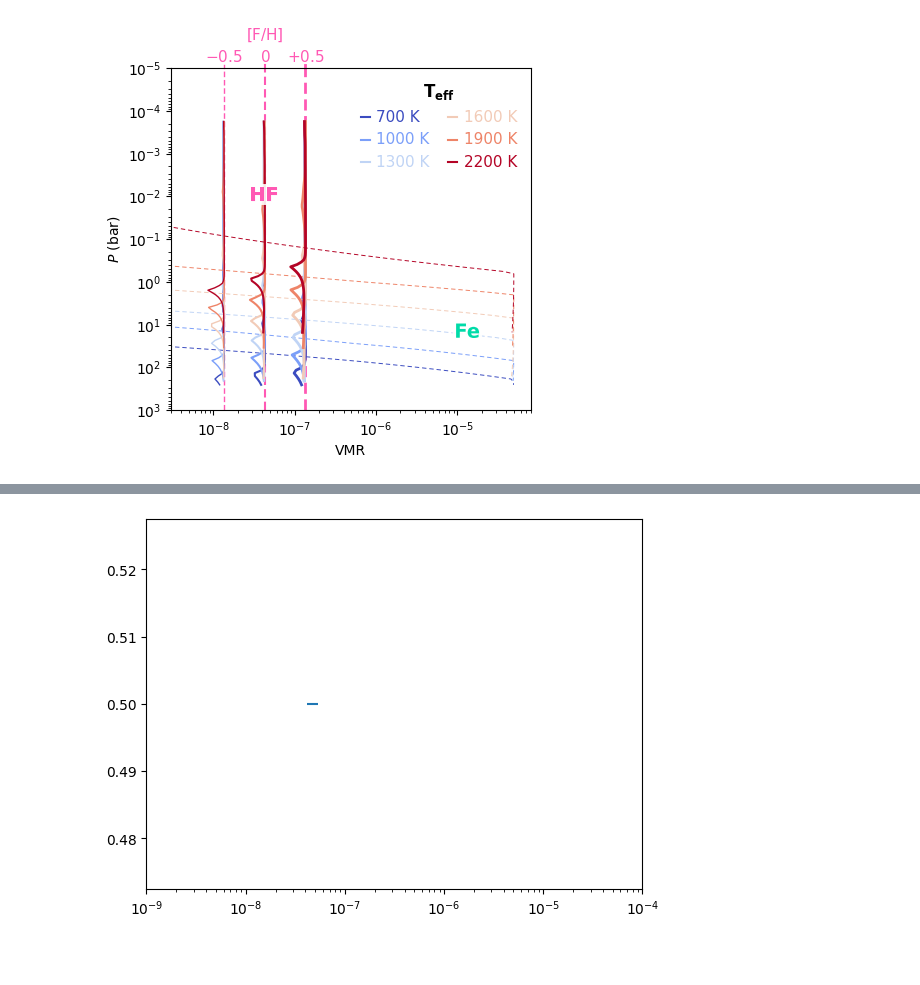
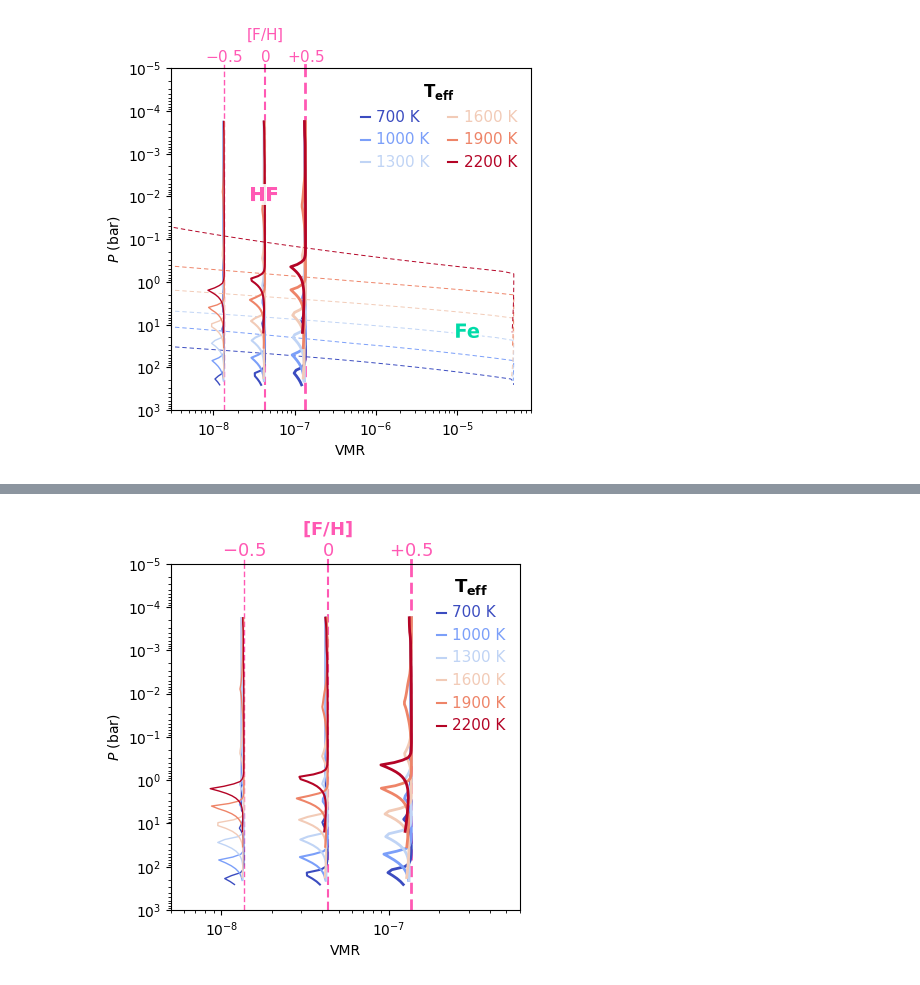
Before and after one commit to samderegt/retrieval_base, a Jupyter notebook: Luhman_16/figures/plot_HF_VMR.ipynb, the cells around one changed output, grey strips where cells are left out. Drawn from its saved outputs; the diff is of its cells as text; code cells hidden in the pictures; blank space fills up the shorter version.

```diff
--- a/Luhman_16/figures/plot_HF_VMR.ipynb
+++ b/Luhman_16/figures/plot_HF_VMR.ipynb
@@ -16,7 +15,8 @@ class FastChemistry():
 
         self.pressures = pressures
 
-        pyfc_path = os.path.dirname(pyfc.__file__)
+        # pyfc_path = os.path.dirname(pyfc.__file__)
+        pyfc_path = os.path.abspath('/net/lem/data1/regt/fastchem/')
         self.element_file   = f'{pyfc_path}/input/element_abundances/asplund_2020_extended.dat'
         self.logK_gas_file  = f'{pyfc_path}/input/logK/logK_extended.dat'
         self.logK_cond_file = f'{pyfc_path}/input/logK/logK_condensates.dat'
@@ -152,9 +152,12 @@ class FastChemistry():
 #T_eff = np.arange(700, 2400+1e-6, 100)
 T_eff = np.arange(700, 2400+1e-6, 300)
 #T_eff = np.array([700,1000])
+T_eff = np.array([700, 1600, 1000, 1900, 1300, 2200])
 
-VMR_tot = {'F': [], 'Fe': []}
-VMR  = {'F1H1': [], 'Fe': [], 'Fe1H1': [], 'Mg': [], 'Al1F1': [], 'Na': [], 'K': []}
+# VMR_tot = {'F': [], 'Fe': []}
+# VMR  = {'F1H1': [], 'Fe': [], 'Fe1H1': [], 'Mg': [], 'Al1F1': [], 'Na': [], 'K': []}
+VMR_tot = {'F': [], 'C': [], 'O': [], 'S': [], 'N': []}
+VMR  = {'F1H1': [], 'C1O1': [], 'C1H4': [], 'H2O1': [], 'C1O2': [], 'H1O1': [], 'H2S1': [], 'H3N1': []}
 cond = {'Al2O3(s,l)': [], 'Al2SiO5(s)': [], 'KAlSi3O8(s)': [], 'NaAlSi3O8(s)': [], 'CH4(s,l)': []}
 P = []
 T = []
@@ -164,7 +167,8 @@ for FeH_i in [-0.5,0.0,0.5]:
     for T_eff_i in tqdm(T_eff):
 
         # Read temperature profile
-        path = '/home/sam/Documents/PhD/fastchem_tests/SONORA_ElfOwl_PT/' + \
+        #path = '/home/sam/Documents/PhD/fastchem_tests/SONORA_ElfOwl_PT/' + \
+        path = '/net/lem/data2/regt/SONORA_Elf_Owl/PT_profiles/' + \
             'spectra_logzz_7.0_teff_{:.1f}_grav_1000.0_mh_{:.1f}_co_1.0.dat'.format(T_eff_i, FeH_i)
             #'spectra_logzz_9.0_teff_{:.1f}_grav_1000.0_mh_0.0_co_1.0.dat'.format(T_eff_i)
         pressure, temperature = np.loadtxt(path).T
@@ -385,17 +293,38 @@ VMR_posterior_B = utils.convert_mf_dict_to_VMR_dict(Chem_B, relative_to_key=None
-# %%
-q = np.array([
-    0.5-0.997/2, 0.5-0.95/2, 0.5-0.68/2, 0.5,
-    0.5+0.68/2, 0.5+0.95/2, 0.5+0.997/2
-    ])
-
-x = np.median(VMR_posterior_A['HF'][:,0])
-#xerr = np.quantile(VMR_posterior_A['HF'][:,0], q=q[[2,4]]) - x
-xerr = np.quantile(VMR_posterior_A['HF'][:,0], q=q[[0,-1]]) - x
-xerr = np.abs(xerr)[:,None]
-
-plt.errorbar(x=x, y=0.5, xerr=xerr, fmt='')
-plt.xlim(1e-9,1e-4)
-plt.xscale('log')
-plt.show()
-# %% [output]
-[figure, removed]
+# %%
+fig = plt.figure(figsize=(4.5,4.5))
+#fig = plt.figure(figsize=(4,4))
+gs = fig.add_gridspec(
+    nrows=1, ncols=1, hspace=0.2, wspace=0.08,
+)
+ax = np.array([fig.add_subplot(gs[0,0])])
+
+for i, T_eff_i in enumerate(T_eff):
+    c = cmap((T_eff_i-T_eff.min())/(T_eff.max()-T_eff.min()))
+
+    ax[0].plot(VMR['F1H1'][i], P[i], c=c, lw=1)
+    ax[0].plot(VMR['F1H1'][i+N], P[i+N], c=c, label='{:.0f} K'.format(T_eff_i), lw=1.5)
+    ax[0].plot(VMR['F1H1'][i+2*N], P[i+2*N], c=c, lw=2)
+
+ann_kwargs = dict(
+    xycoords=ax[0].get_xaxis_transform(), ha='center', va='bottom', c=color_species['HF'], fontsize=13, fontweight='bold',
+)
+for VMR_i, label_i, lw_i in zip(np.array(VMR_tot['F'])[[0,N,2*N],-1], [r'$-0.5$',''r'$0$',r'$+0.5$'], [1,1.5,2]):
+    ax[0].axvline(VMR_i, c=color_species['HF'], lw=lw_i, ls=(0,(4,2)), zorder=-1)
+    ax[0].axvline(VMR_i, ymin=1, ymax=1.01, clip_on=False, c=color_species['HF'], lw=lw_i, zorder=-1)
+    ax[0].annotate(label_i, xy=(VMR_i, 1.01), **ann_kwargs)
+ax[0].annotate(r'$\mathrm{\bf [F/H]}$', xy=(VMR_tot['F'][N][-1], 1.07), **ann_kwargs)
+
+
+ax[0].legend(
+    loc='upper right', bbox_to_anchor=(1,1), ncols=1, edgecolor='none',
+    columnspacing=1.2, handlelength=0.6, handletextpad=0.4, handleheight=0.3,
+    labelcolor='linecolor', prop={'size':11},
+    title=r'${\bf T_{eff}}$', title_fontsize=13,
+)
+ax[0].set(
+    xscale='log', yscale='log', ylim=(1e3,1e-5), xlim=(5e-9,6e-7),
+    xlabel='VMR', ylabel=r'$P\ (\mathrm{bar})$',
+)
+plt.show()
+# %% [output]
+[figure, added]
```
Also changed, not shown: parts of 9 cells of this notebook, 3 other files.
